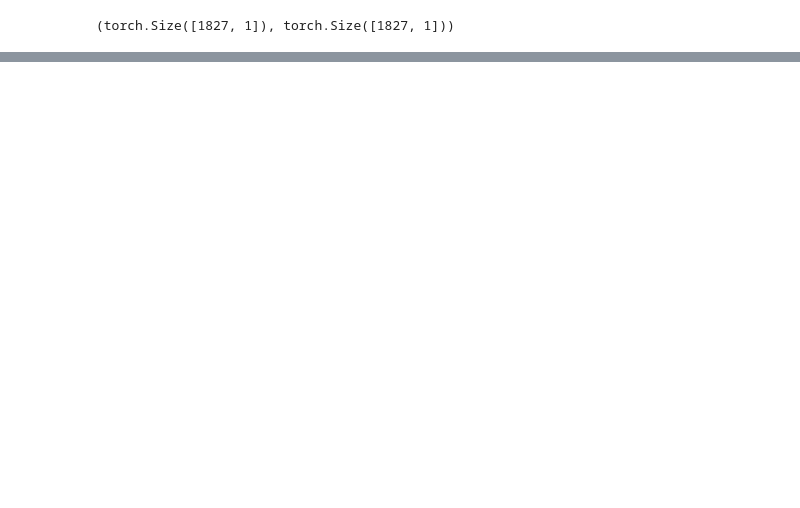
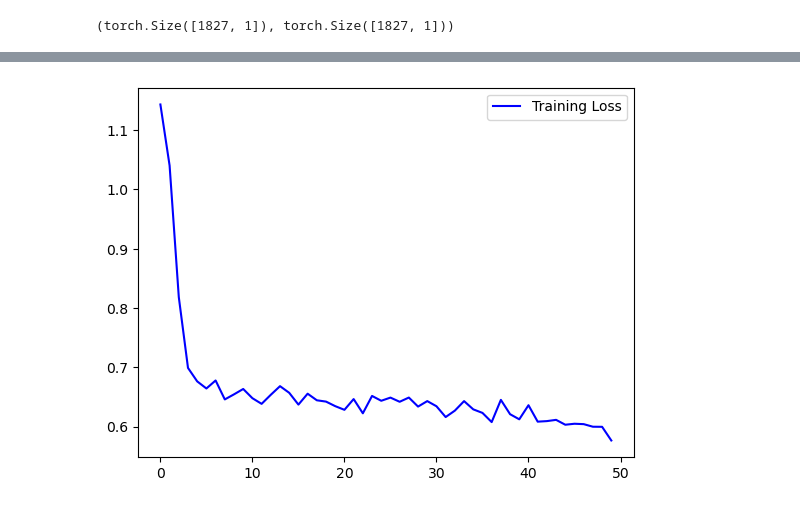
Before and after one commit to yolannel/ATLAS_decompression, a Jupyter notebook: notebooks/flow_matching.ipynb, the cells around one changed output, grey strips where cells are left out. Cells and saved outputs as stored; diff of their text form; code cells hidden in the pictures; blank space fills up the shorter version.

```diff
--- a/notebooks/flow_matching.ipynb
+++ b/notebooks/flow_matching.ipynb
@@ -356,0 +422,96 @@ No artists with labels found to put in legend.  Note that artists whose label st
+# %%
+import numpy as np
+import torch
+from torch.utils.data import DataLoader, TensorDataset
+import torch.nn as nn
+import torch.optim as optim
+from flow_matching.path import AffineProbPath
+from flow_matching.path.scheduler import CondOTScheduler
+import matplotlib.pyplot as plt
+from IPython.display import clear_output  # For Jupyter notebooks
+
+# === Prepare Data ===
+device = torch.device("cuda" if torch.cuda.is_available() else "cpu")
+
+# Initialize plot
+plt.figure(figsize=(10, 5))
+plt.xlabel('Epoch')
+plt.ylabel('Loss')
+plt.title('Training Loss')
+plt.grid(True)
+loss_history = []
+
+# Assume x_true and x_recon are available as NumPy arrays
+residual = x_true - x_recon
+
+# Log-space transform
+x0 = np.log10(np.abs(x_true) + 1e-12).astype(np.float32)
+x1 = np.sign(residual) * np.log10(np.abs(residual) + 1e-12).astype(np.float32)
+
+# Compute min/max for normalization
+x0_min, x0_max = x0.min(), x0.max()
+x1_min, x1_max = x1.min(), x1.max()
+
+# Normalize to [-1, 1]
+x0_norm = (x0 - x0_min) / (x0_max - x0_min) * 2 - 1
+x1_norm = (x1 - x1_min) / (x1_max - x1_min) * 2 - 1
+
+# Convert to tensors
+x0_tensor = torch.tensor(x0_norm).unsqueeze(1)
+x1_tensor = torch.tensor(x1_norm).unsqueeze(1)
+
+dataset = TensorDataset(x0_tensor, x1_tensor)
+dataloader = DataLoader(dataset, batch_size=2048, shuffle=True)
+
+# === Model ===
+vf = MLP(input_dim=1, output_dim=1, time_dim=1, cond_dim=1, hidden_dim=128).to(device)
+
+# === Optimizer ===
+optimizer = optim.Adam(vf.parameters(), lr=1e-3)
+
+# === Path & Loss ===
+path = AffineProbPath(scheduler=CondOTScheduler())
+loss_fn = nn.MSELoss()
+
+# === Training Loop ===
+for epoch in range(50):
+    total_loss = 0
+    for compressed, log_res in dataloader:
+        compressed = compressed.to(device)
+        log_res = log_res.to(device)
+
+        # Sample random noise for starting point
+        x_0 = torch.randn_like(log_res)
+
+        # Sample t and path
+        t = torch.rand(x_0.shape[0], device=device)
+        path_sample = path.sample(t=t, x_0=x_0, x_1=log_res)
+
+        # Forward pass
+        loss = loss_fn(vf(path_sample.x_t, path_sample.t, cond=compressed), path_sample.dx_t)
+
+        optimizer.zero_grad()
+        loss.backward()
+        optimizer.step()
+
+        total_loss += loss.item()
+
+    avg_loss = total_loss / len(dataloader)
+    loss_history.append(avg_loss)
+
+    # Update plot
+    clear_output(wait=True)  # For Jupyter notebooks
+    plt.plot(loss_history, 'b-', label='Training Loss')
+    plt.legend()
+    plt.pause(0.1)  # Pause to update the plot
+
+    print(f"Epoch {epoch:03d} | Loss: {avg_loss:.6f}")
+
+# Keep the plot open at the end
+plt.show()
+
+# For denormalizing later:
+def denormalize(x_norm, x_min, x_max):
+    return (x_norm + 1) / 2 * (x_max - x_min) + x_min
+# %% [output]
+[figure, added]
```
Also changed, not shown: parts of 10 cells of this notebook, 14 other files.
